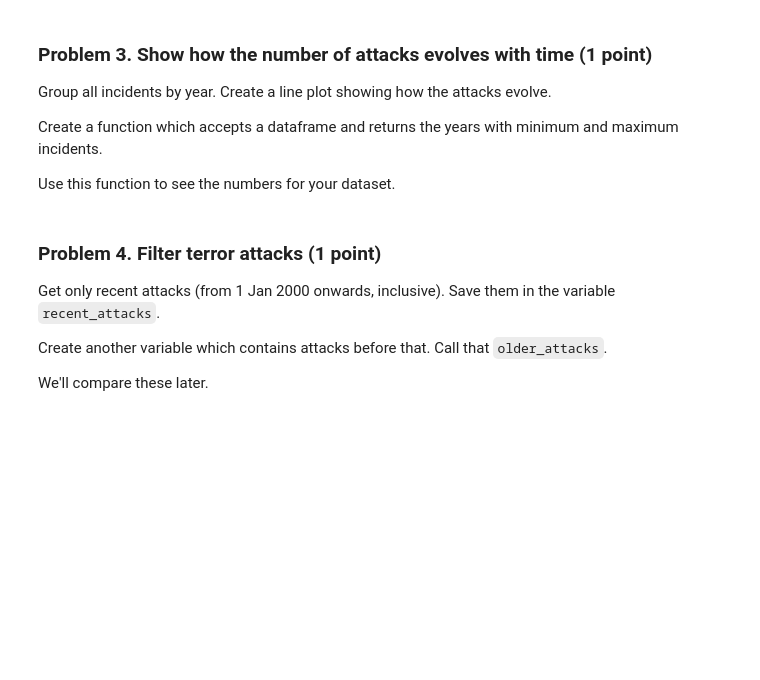
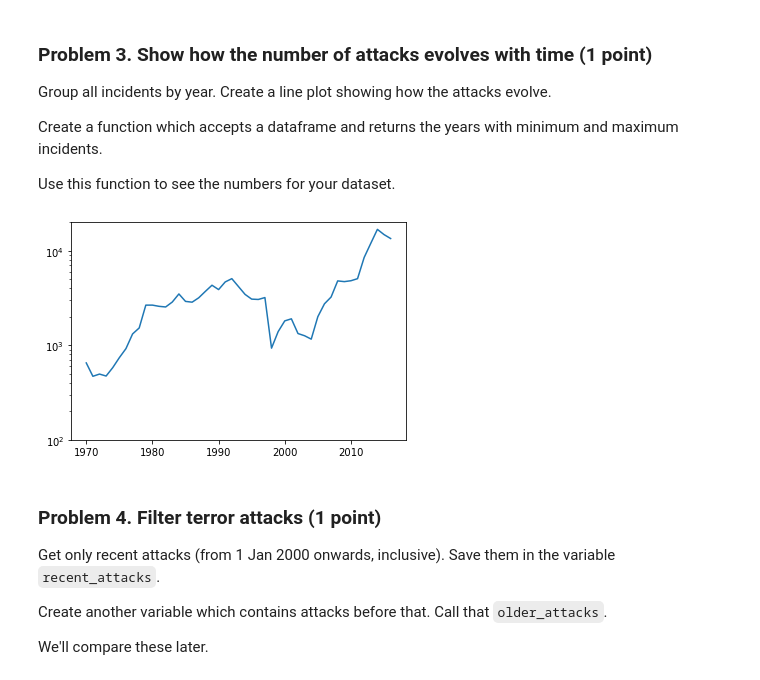
Before and after one commit to bahbo/SoftUni_Data_Scinece, a Jupyter notebook: 05. Working-with-Spatial-Data-and-Network-Analysis-Lab/Spatial Data and Networks Lab.ipynb, the cells around one changed output. Drawn from its saved outputs; the diff is of its cells as text; code cells hidden in the pictures; blank space fills up the shorter version.

```diff
--- a/05. Working-with-Spatial-Data-and-Network-Analysis-Lab/Spatial Data and Networks Lab.ipynb
+++ b/05. Working-with-Spatial-Data-and-Network-Analysis-Lab/Spatial Data and Networks Lab.ipynb
@@ -53,0 +50,14 @@ raise NotImplementedError()
+# %%
+terrorism_data = None
+# YOUR CODE HERE
+terrorism_data = pd.read_csv("data/globalterrorismdb.csv", encoding="cp1252",index_col="eventid", low_memory=False)
+terrorism_data = terrorism_data[[
+    "iyear", "imonth", "iday", "country_txt", "region_txt", "multiple","latitude",
+    "longitude", "targtype1_txt", "weaptype1_txt", "gname", "nkill", "related"
+]]
+
+terrorism_data.columns = [
+    "year", "month", "day", "country", "region", "multiple", "latitude", "longitude",
+    "target_type", "weapon_type", "group_name", "fatalities", "related"
+]
+terrorism_data
@@ -67,3 +89,9 @@ raise NotImplementedError()
+# %%
+# YOUR CODE HERE
+
+terrorism_data["date"] = pd.to_datetime(terrorism_data[["year", "month", "day"]], errors="coerce")
+terrorism_data["multiple"] = terrorism_data["multiple"].astype(bool)
+#d = terrorism_data.loc[(terrorism_data["month"] < 1) | (terrorism_data["day"] < 1)]
 # %%
 assert_greater(len(terrorism_data.date), 0)
 assert_equal(terrorism_data.multiple.dtype, np.bool)
@@ -77,8 +110,15 @@ Use this function to see the numbers for your dataset.
 # %%
 # Note: This is not autograded
 attacks_by_year = None
 # YOUR CODE HERE
-raise NotImplementedError()
+attacks_by_year = terrorism_data.groupby("year")["year"].count()
+plt.plot(attacks_by_year)
+plt.yscale("log")
+plt.ylim([100, 20000])
+
+plt.show()
+# %% [output]
+[figure, added]
 # %%
 def get_max_and_min_incidents_years(dataframe):
     # Don't forget to use the dataframe parameter!
```
Also changed, not shown: parts of 11 cells of this notebook.
